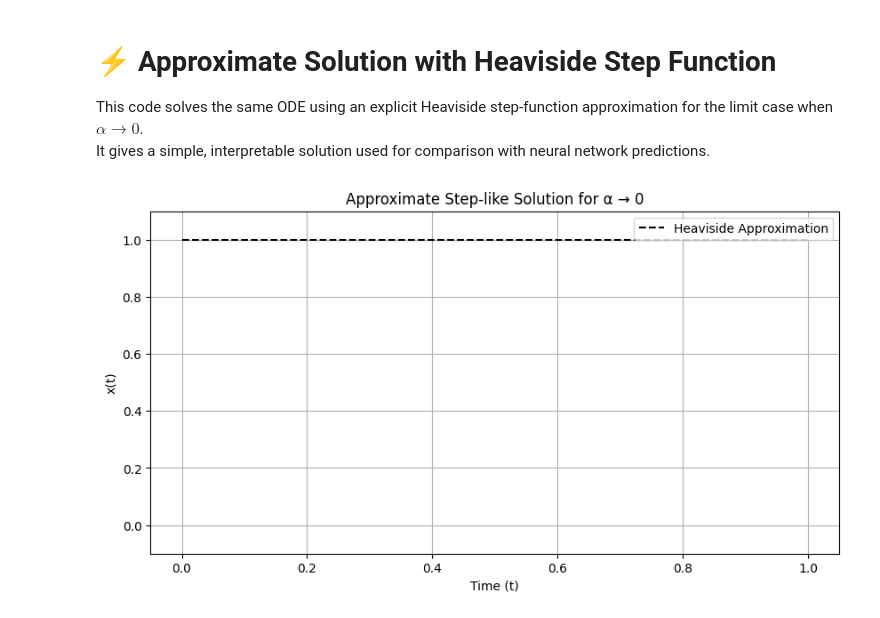
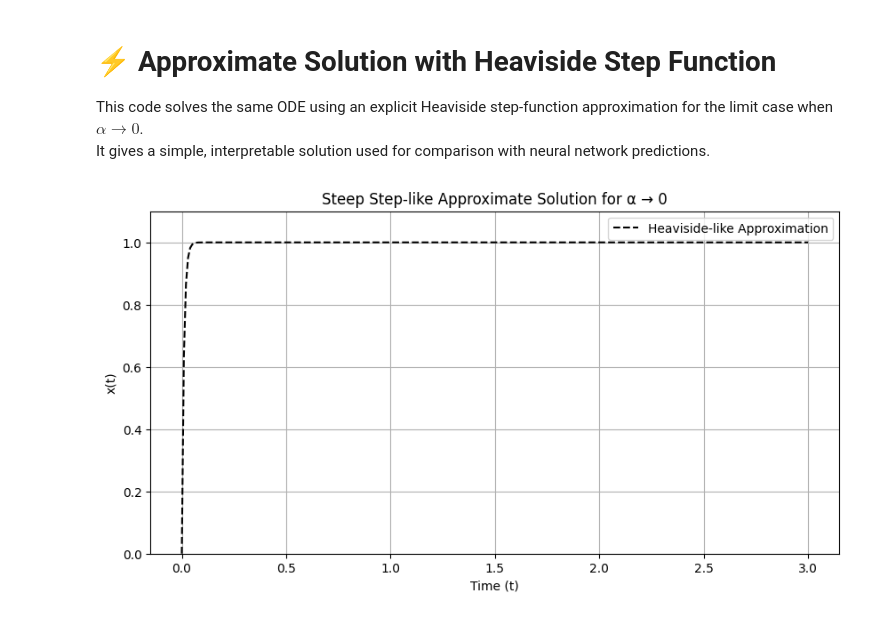
Before and after one commit to componavt/differential_equations, a Jupyter notebook: src/hill_equation/deepxde.ipynb, the cells around one changed output. Drawn from its saved outputs; the diff is of its cells as text; code cells hidden in the pictures.

```diff
--- a/src/hill_equation/deepxde.ipynb
+++ b/src/hill_equation/deepxde.ipynb
@@ -108,24 +108,18 @@ Step      Train loss              Test loss               Test metric
 This code solves the same ODE using an explicit Heaviside step-function approximation for the limit case when $\alpha \to 0$.
 It gives a simple, interpretable solution used for comparison with neural network predictions.
 # %%
-# Approximate solution using Heaviside step function
+# Approximate solution using improved Heaviside step-like logic
+# For small alpha, the function behaves like a steep sigmoid
+x_heaviside = b * (1 - np.exp(-100 * t))
 
-# Step-like approximation: x(t) = b for t >= 0
-x_heaviside = b * (t >= 0)
-
-# Determine y-limits dynamically from other models
-ymin = -0.1
-ymax = b + 0.1
-
-# Plot Heaviside approximation
 plt.figure(figsize=(10, 5))
-plt.plot(t, x_heaviside, 'k--', label='Heaviside Approximation')
-plt.ylim([ymin, ymax])
+plt.plot(t, x_heaviside, 'k--', label='Heaviside-like Approximation')
+plt.ylim([0, b + 0.1])
 plt.xlabel("Time (t)")
 plt.ylabel("x(t)")
-plt.title("Approximate Step-like Solution for α → 0")
+plt.title("Steep Step-like Approximate Solution for α → 0")
 plt.legend()
 plt.grid(True)
 plt.show()
 # %% [output]
-[figure, old version]
+[figure, new version]
```
Also changed, not shown: parts of 3 cells of this notebook.
